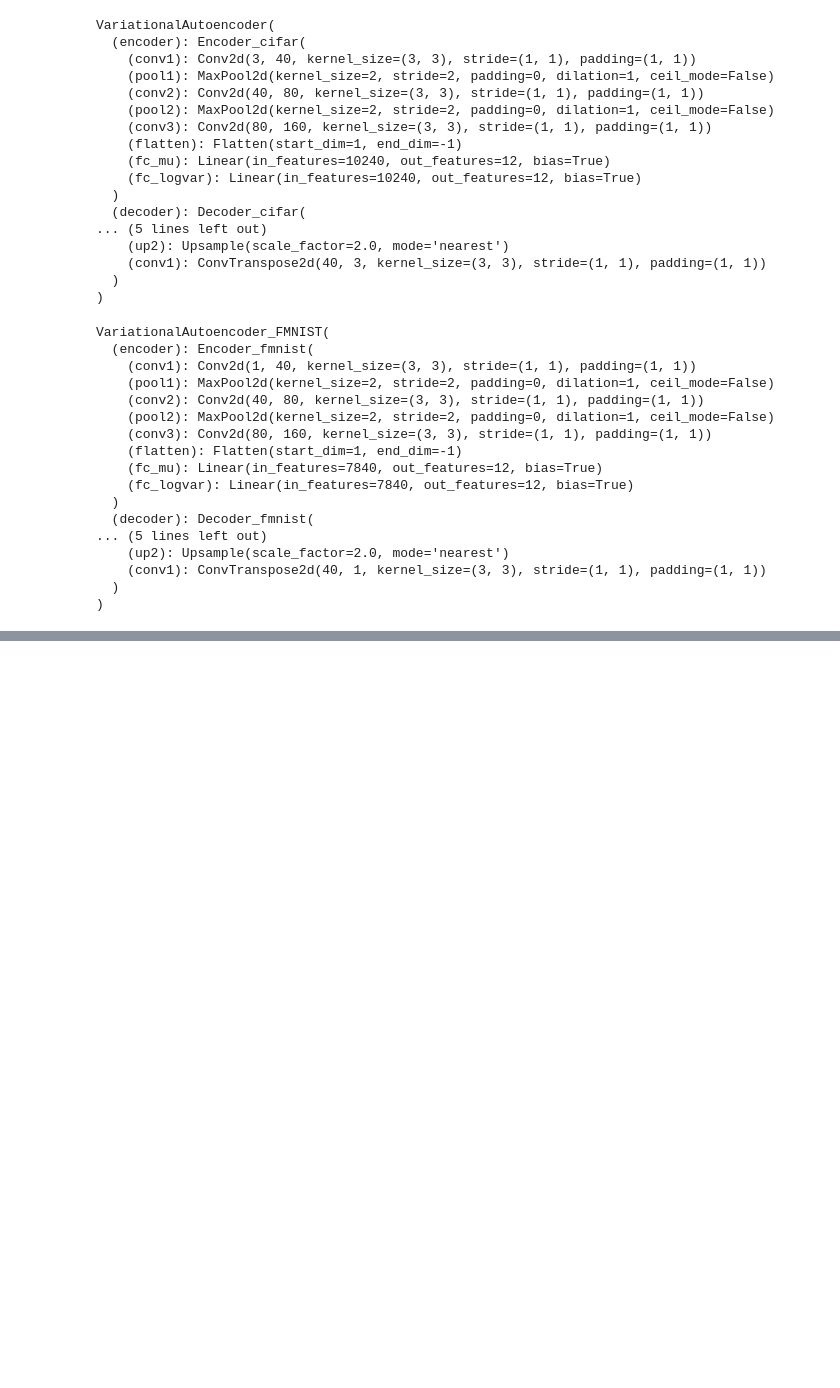
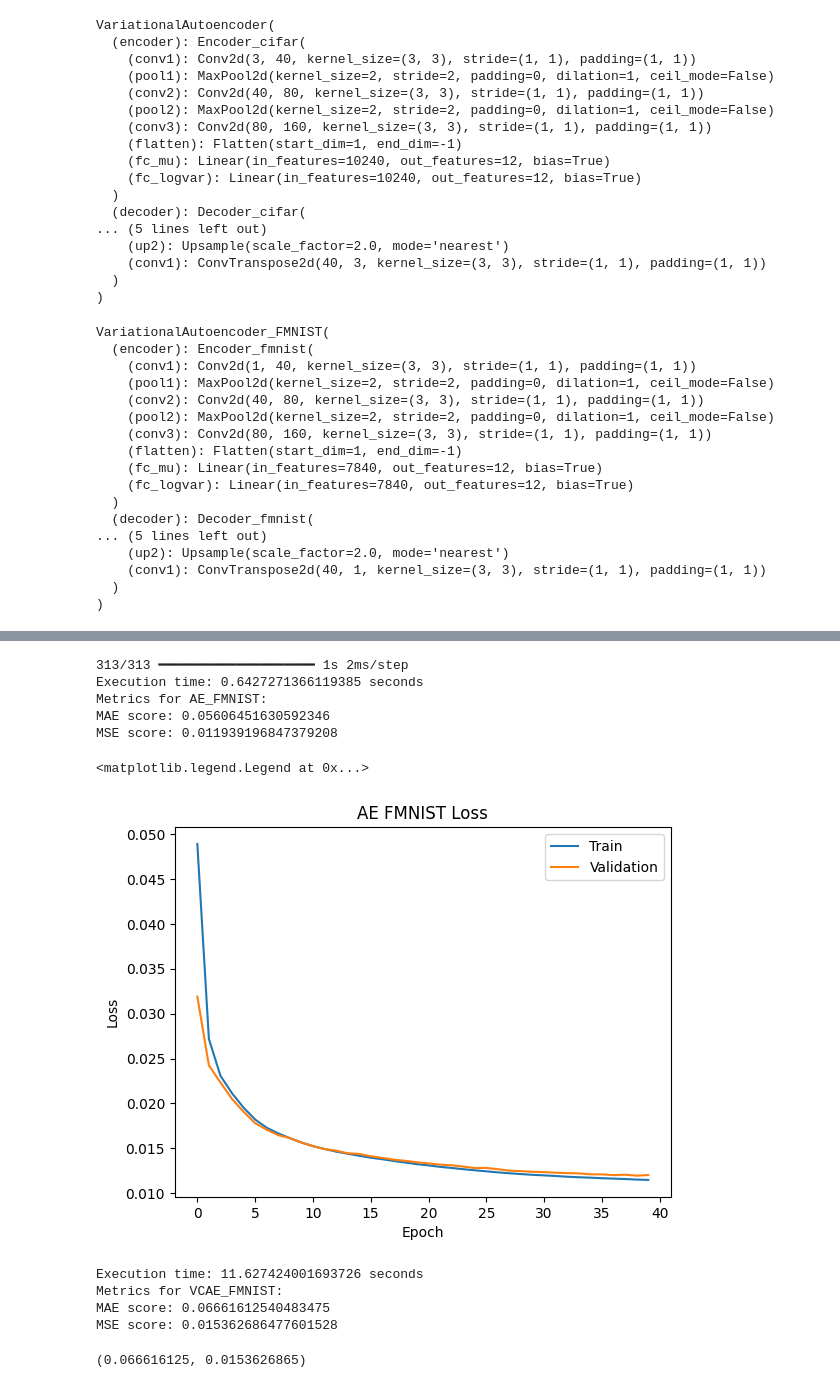
Before and after one commit to FrankDelft/MLaBP_P5, a Jupyter notebook: main.ipynb, the cells around one changed output, grey strips where cells are left out. Saved outputs shown, nothing was run; the diff lists cells and outputs as text; code cells hidden in the pictures; blank space fills up the shorter version.

```diff
--- a/main.ipynb
+++ b/main.ipynb
@@ -197,0 +284,40 @@ compare_fmnist_models([(model3, 'Dense', 1), (model, 'Conv', 0),(model6,'Var',0)
+# %%
+#AE FMNIST
+
+start_time = time.time()
+pred=model3.predict(x_test.reshape(-1,784))
+end_time = time.time()
+
+execution_time = end_time - start_time
+print("Execution time:", execution_time, "seconds")
+
+
+df = pd.read_csv("losses/ae_fmnist_losses.csv")
+print_metrics("AE_FMNIST",x_test,pred)
+
+df.plot(y=['loss', 'val_loss'], title='AE FMNIST Loss', legend=False)
+plt.xlabel('Epoch')
+plt.ylabel('Loss')
+plt.legend(['Train', 'Validation'])
+# %% [output]
+313/313 ━━━━━━━━━━━━━━━━━━━━ 1s 2ms/step
+Execution time: 0.6427271366119385 seconds
+Metrics for AE_FMNIST:
+MAE score: 0.05606451630592346
+MSE score: 0.011939196847379208
+<matplotlib.legend.Legend at 0x...>
+[figure, added]
+# %%
+start_time = time.time()
+pred=torch_predict(model6, test_dataloader_fmnist,fmnist=True)
+end_time = time.time()
+
+execution_time = end_time - start_time
+print("Execution time:", execution_time, "seconds")
+print_metrics("VCAE_FMNIST",x_test,pred)
+# %% [output]
+Execution time: 11.627424001693726 seconds
+Metrics for VCAE_FMNIST:
+MAE score: 0.06661612540483475
+MSE score: 0.015362686477601528
+(0.066616125, 0.0153626865)
```
Also changed, not shown: parts of 20 cells of this notebook, 3 other files.
